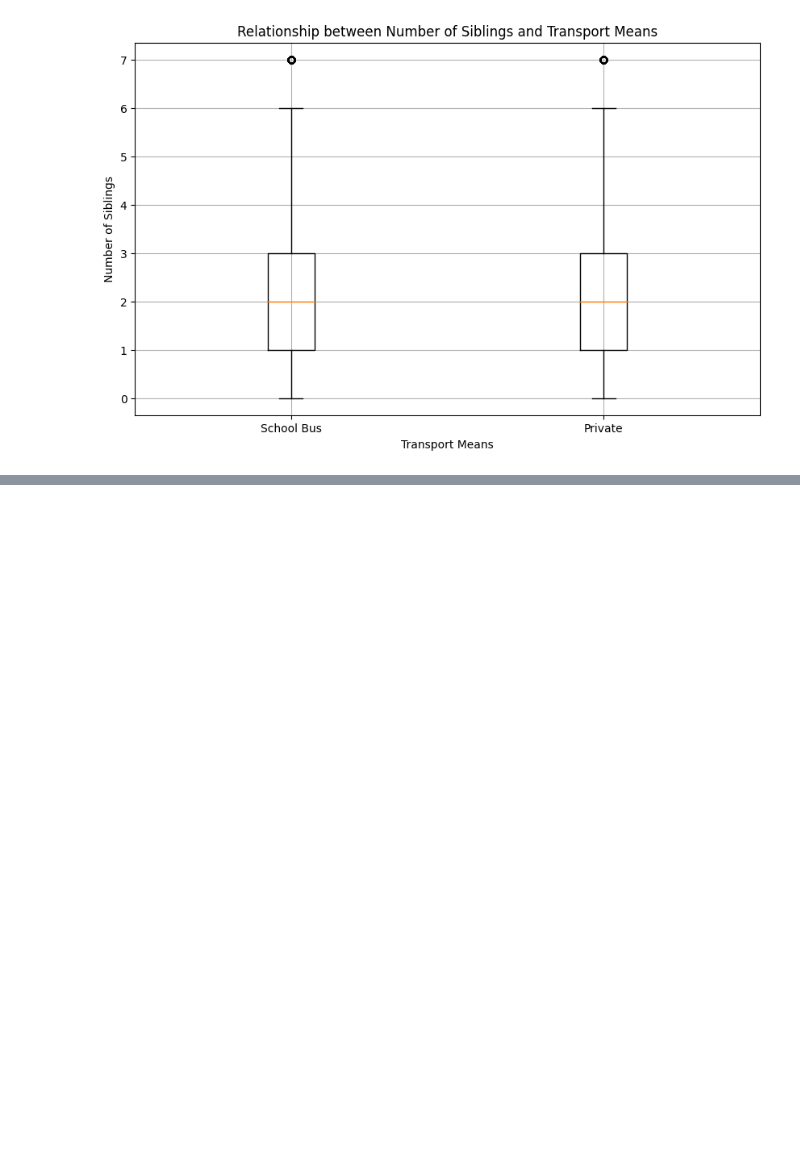
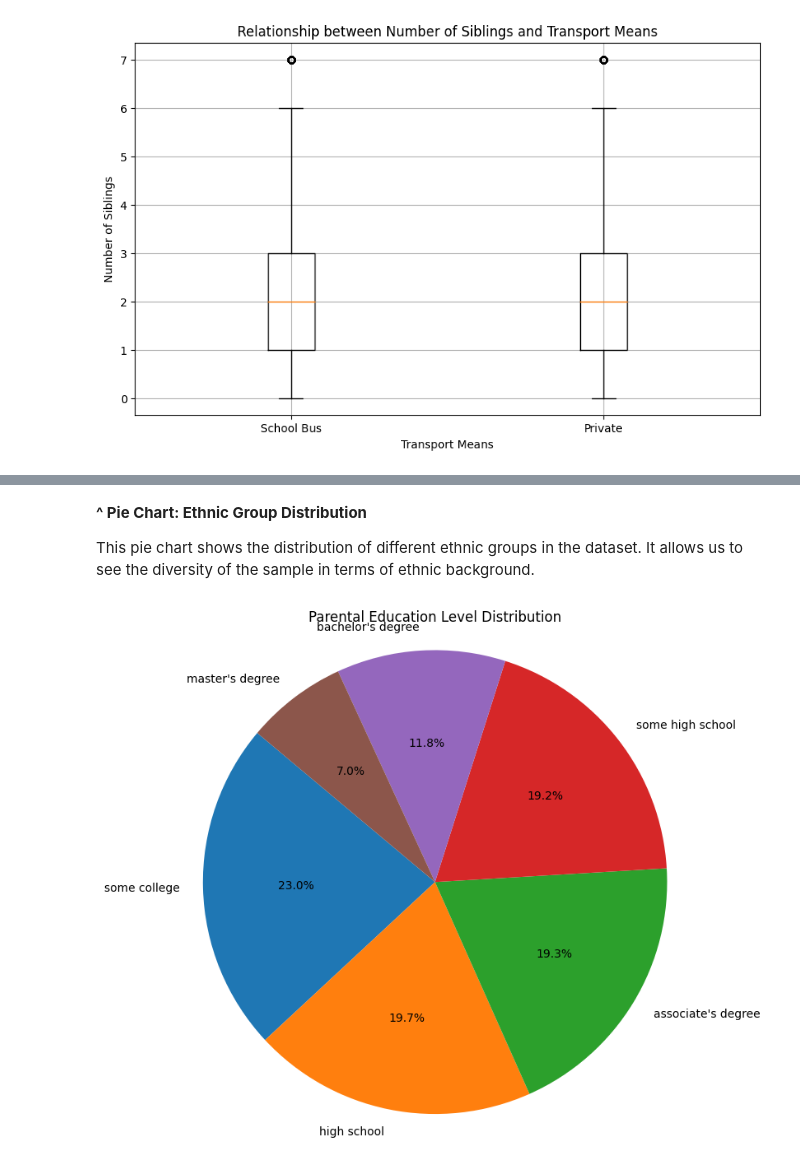
Before and after one commit to mariam-ahmed10/IT326-project, a Jupyter notebook: p1_2 (1).ipynb, the cells around one changed output, grey strips where cells are left out. Drawn from its saved outputs; the diff is of its cells as text; code cells hidden in the pictures; blank space fills up the shorter version.

```diff
--- a/p1_2 (1).ipynb
+++ b/p1_2 (1).ipynb
@@ -523,0 +550,14 @@ Based on this box plot, while the median number of siblings is slightly higher f
+# %% [markdown]
+**^ Pie Chart: Ethnic Group Distribution**
+
+This pie chart shows the distribution of different ethnic groups in the dataset. It allows us to see the diversity of the sample in terms of ethnic background.
+# %%
+# Create a pie chart for Parent Education distribution
+parent_education_counts = df['ParentEduc'].value_counts()
+plt.figure(figsize=(8, 8))
+plt.pie(parent_education_counts, labels=parent_education_counts.index, autopct='%1.1f%%', startangle=140)
+plt.title('Parental Education Level Distribution')
+plt.axis('equal')
+plt.show()
+# %% [output]
+[figure, added]
```
Also changed, not shown: parts of 37 cells of this notebook.
